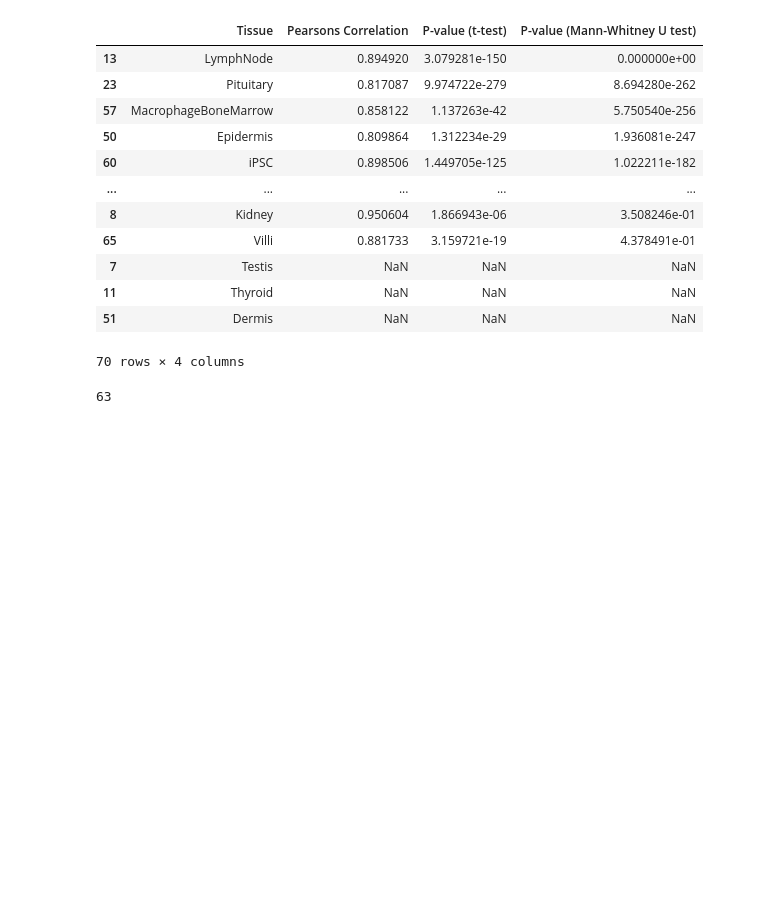
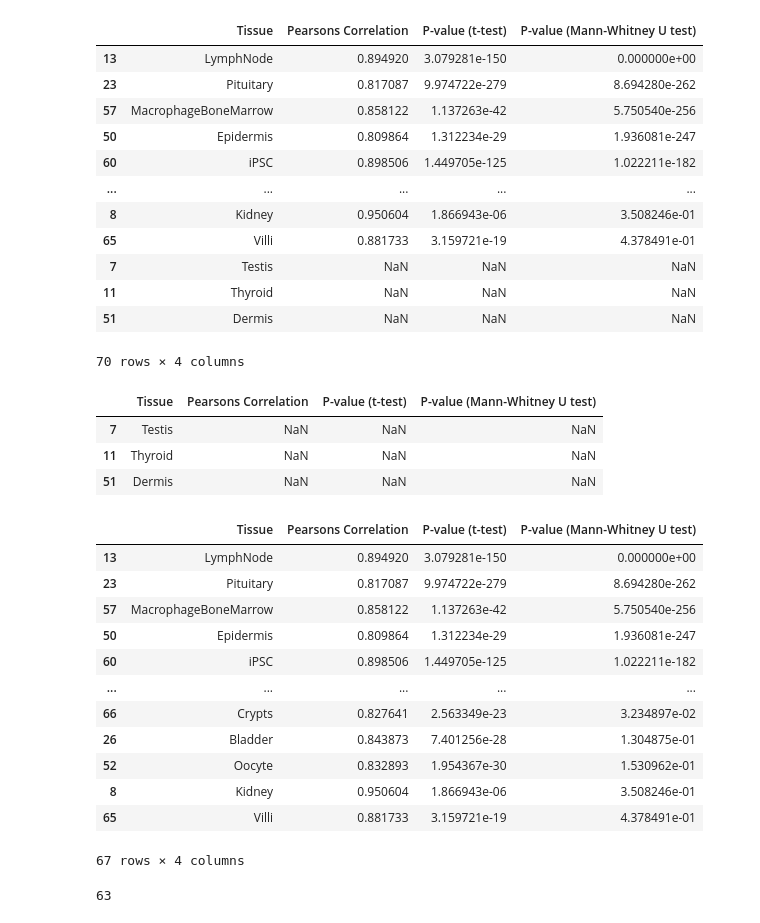
Before and after one commit to AntunesCSR/ChallengingClockUniversality, a Jupyter notebook: Mammal_Methylation_Levels/CpG_averages.ipynb, the cells around one changed output. Drawn from its saved outputs; the diff is of its cells as text; code cells hidden in the pictures; blank space fills up the shorter version.

```diff
--- a/Mammal_Methylation_Levels/CpG_averages.ipynb
+++ b/Mammal_Methylation_Levels/CpG_averages.ipynb
@@ -426,3 +431,11 @@ comparison_results_df
 | 11 | Thyroid | NaN | NaN | NaN |
 | 51 | Dermis | NaN | NaN | NaN |
 70 rows × 4 columns
+# %%
+# Check which tissues have NaN values in the comparison results
+comparison_results_df[comparison_results_df.isnull().any(axis=1)]
+# %% [output]
+|  | Tissue | Pearsons Correlation | P-value (t-test) | P-value (Mann-Whitney U test) |
+| 7 | Testis | NaN | NaN | NaN |
+| 11 | Thyroid | NaN | NaN | NaN |
+| 51 | Dermis | NaN | NaN | NaN |
@@ -429,2 +445,18 @@ comparison_results_df
+# %%
+comparison_results_df
+# %% [output]
+|  | Tissue | Pearsons Correlation | P-value (t-test) | P-value (Mann-Whitney U test) |
+| 13 | LymphNode | 0.894920 | 3.079281e-150 | 0.000000e+00 |
+| 23 | Pituitary | 0.817087 | 9.974722e-279 | 8.694280e-262 |
+| 57 | MacrophageBoneMarrow | 0.858122 | 1.137263e-42 | 5.750540e-256 |
+| 50 | Epidermis | 0.809864 | 1.312234e-29 | 1.936081e-247 |
+| 60 | iPSC | 0.898506 | 1.449705e-125 | 1.022211e-182 |
+| ... | ... | ... | ... | ... |
+| 66 | Crypts | 0.827641 | 2.563349e-23 | 3.234897e-02 |
+| 26 | Bladder | 0.843873 | 7.401256e-28 | 1.304875e-01 |
+| 52 | Oocyte | 0.832893 | 1.954367e-30 | 1.530962e-01 |
+| 8 | Kidney | 0.950604 | 1.866943e-06 | 3.508246e-01 |
+| 65 | Villi | 0.881733 | 3.159721e-19 | 4.378491e-01 |
+67 rows × 4 columns
 # %%
 # Count the number of Tissues for which the P-value (Mann-Whitney U Test) is less than 0.05
```
Also changed, not shown: parts of 17 cells of this notebook.
